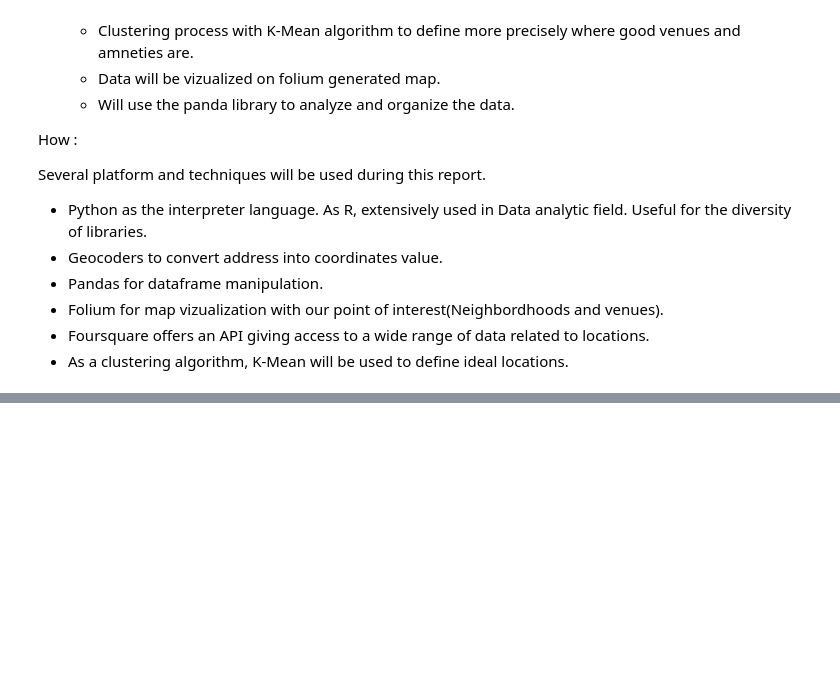
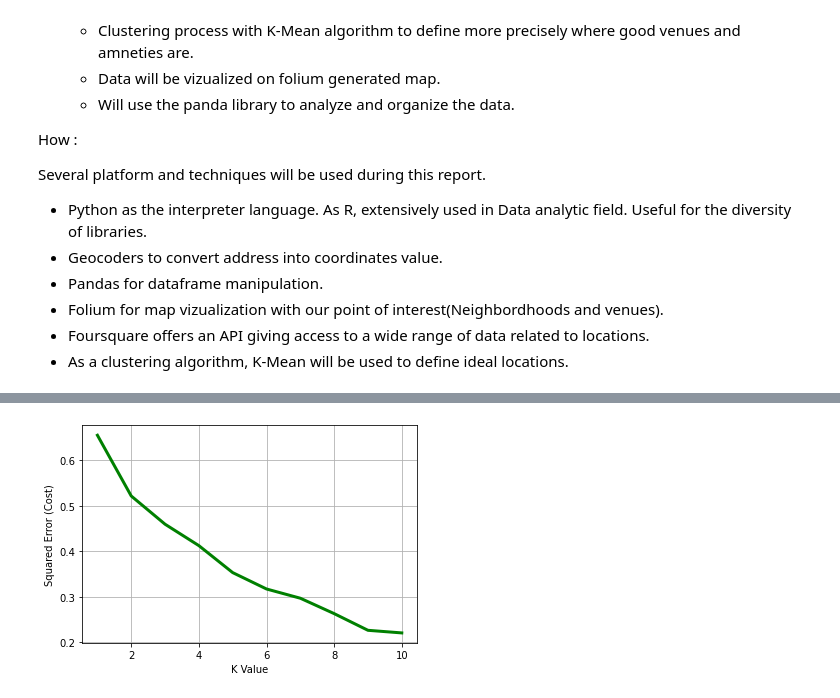
Before and after one commit to AdilEzzaam/Coursera_Capstone, a Jupyter notebook: TheBattleOfNeighbourhoodsW5.ipynb, the cells around one changed output, grey strips where cells are left out. Cells and saved outputs as stored; diff of their text form; code cells hidden in the pictures; blank space fills up the shorter version.

```diff
--- a/TheBattleOfNeighbourhoodsW5.ipynb
+++ b/TheBattleOfNeighbourhoodsW5.ipynb
@@ -78,11 +35,0 @@ Montreal = get_coordinates(MyGoogleAPIKey, "Montreal")
-# %%
-geoDF = pd.read_csv('MontrealBoroughs.csv')
-geoDF['Lat'] = 0
-geoDF['Long'] = 0
-geoDF['Lat'] = geoDF['Lat'].astype(float)
-geoDF['Long'] = geoDF['Long'].astype(float)
-for i,borough in enumerate(geoDF['Boroughs']):
-    boroughCoor = get_coordinates(MyGoogleAPIKey, borough+" Montreal")
-    geoDF.at[i,'Lat']= boroughCoor[0]
-    geoDF.at[i,'Long']= boroughCoor[1]
-geoDF
@@ -463,0 +85,7 @@ allCrimeDf
+# %%
+#File built from boroughs list in Wikipedia
+#Lat Long obtained from Function above
+dfMtlPos = pd.read_csv('MontrealBoroughsLatLong.csv')
+dfMtlVenues = pd.read_csv("MontrealVenus.csv")
+
+#dfMtlPos
@@ -463,0 +200,6 @@ allCrimeDf
+# %%
+#Have venues records and venues categories transposed then grouped by Neighborhood
+dfMtlVenuesTranspose = pd.get_dummies(dfMtlVenues[['Venue Category']], prefix="", prefix_sep="")
+dfMtlVenuesTranspose['Neighborhood'] = dfMtlVenues['Neighborhood']
+dfMtlVenuesTranspose = dfMtlVenuesTranspose[([dfMtlVenuesTranspose.columns[-1]] + list(dfMtlVenuesTranspose.columns[:-1]))]
+dfMtlGroupedVenues = dfMtlVenuesTranspose.groupby('Neighborhood').mean().reset_index()
@@ -463,0 +319,14 @@ allCrimeDf
+# %%
+cost = []
+dfMtlGroupedCluster = dfMtlGroupedVenues.drop('Neighborhood', 1)
+for i in range(1,11):
+    KM = KMeans(n_clusters= i, max_iter= 2800)
+    KM.fit(dfMtlGroupedCluster)
+    cost.append(KM.inertia_)
+plt.plot(range(1,11), cost, color='g' , linewidth='3')
+plt.xlabel("K Value")
+plt.ylabel("Squared Error (Cost)")
+plt.grid()
+plt.show()
+# %% [output]
+[figure, added]
```
Also changed, not shown: parts of 43 cells of this notebook, 9 other files.
